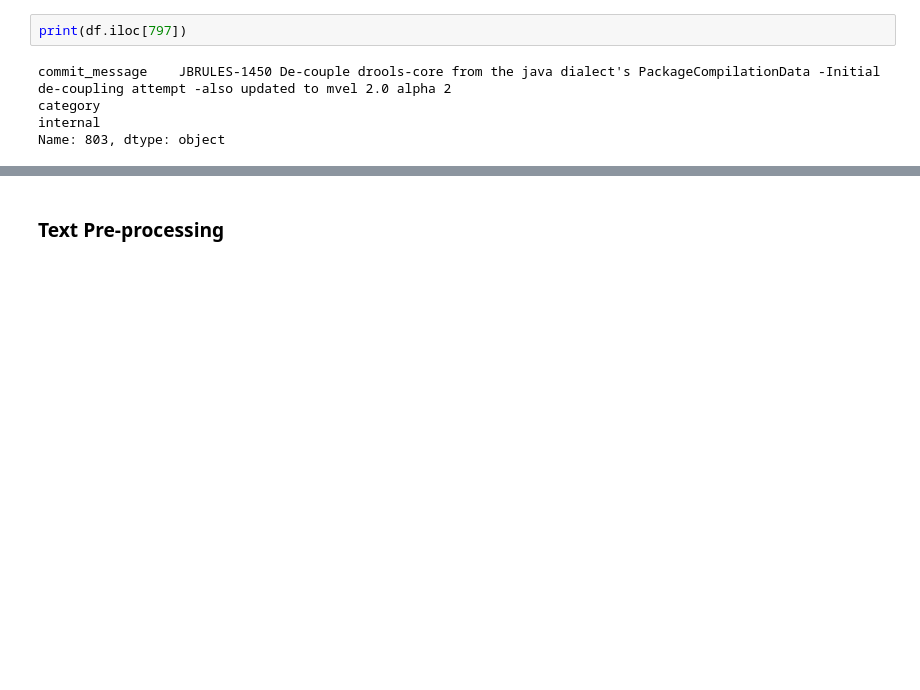
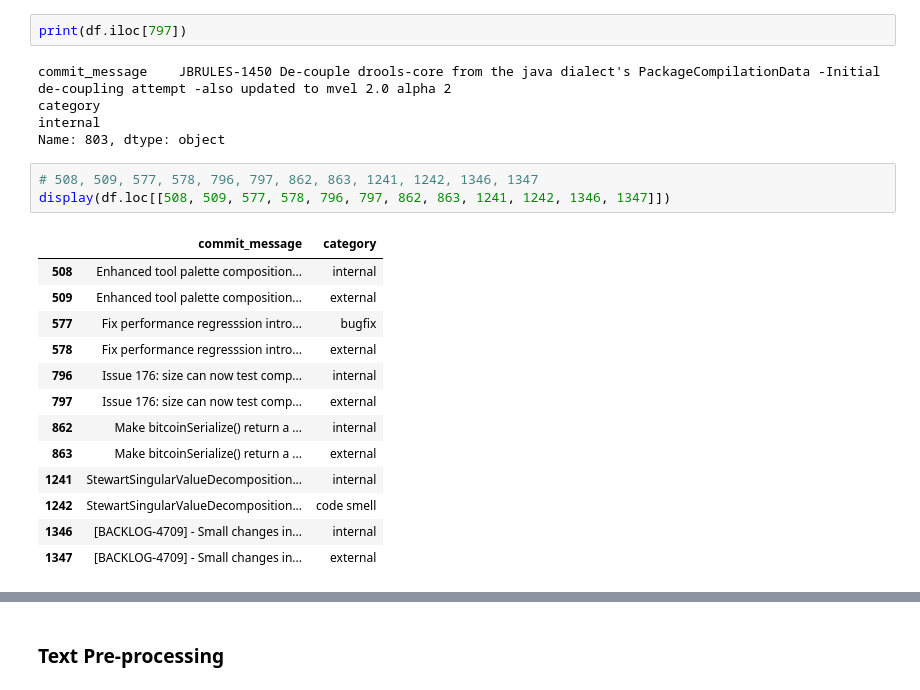
Before and after one commit to Onkar2102/Automated-Software-Refactoring-Commit-Classifier, a Jupyter notebook: src/data_preprocessing.ipynb, the cells around one changed output, grey strips where cells are left out. Cells and saved outputs as stored; diff of their text form; blank space fills up the shorter version.

```diff
--- a/src/data_preprocessing.ipynb
+++ b/src/data_preprocessing.ipynb
@@ -106,3 +106,20 @@ print(df.iloc[797])
 commit_message    JBRULES-1450 De-couple drools-core from the java dialect's PackageCompilationData -Initial de-coupling attempt -also updated to mvel 2.0 alpha 2
 category                                                                                                                                                  internal
 Name: 803, dtype: object
+# %%
+# 508, 509, 577, 578, 796, 797, 862, 863, 1241, 1242, 1346, 1347
+display(df.loc[[508, 509, 577, 578, 796, 797, 862, 863, 1241, 1242, 1346, 1347]])
+# %% [output]
+|  | commit_message | category |
+| 508 | Enhanced tool palette composition... | internal |
+| 509 | Enhanced tool palette composition... | external |
+| 577 | Fix performance regresssion intro... | bugfix |
+| 578 | Fix performance regresssion intro... | external |
+| 796 | Issue 176: size can now test comp... | internal |
+| 797 | Issue 176: size can now test comp... | external |
+| 862 | Make bitcoinSerialize() return a ... | internal |
+| 863 | Make bitcoinSerialize() return a ... | external |
+| 1241 | StewartSingularValueDecomposition... | internal |
+| 1242 | StewartSingularValueDecomposition... | code smell |
+| 1346 | [BACKLOG-4709] - Small changes in... | internal |
+| 1347 | [BACKLOG-4709] - Small changes in... | external |
```
Also changed, not shown: parts of 34 cells of this notebook, 4 other files.
